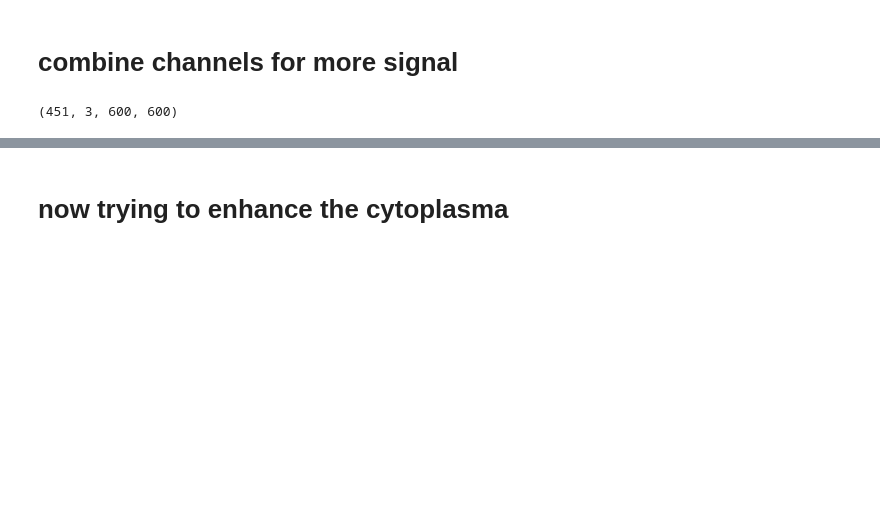
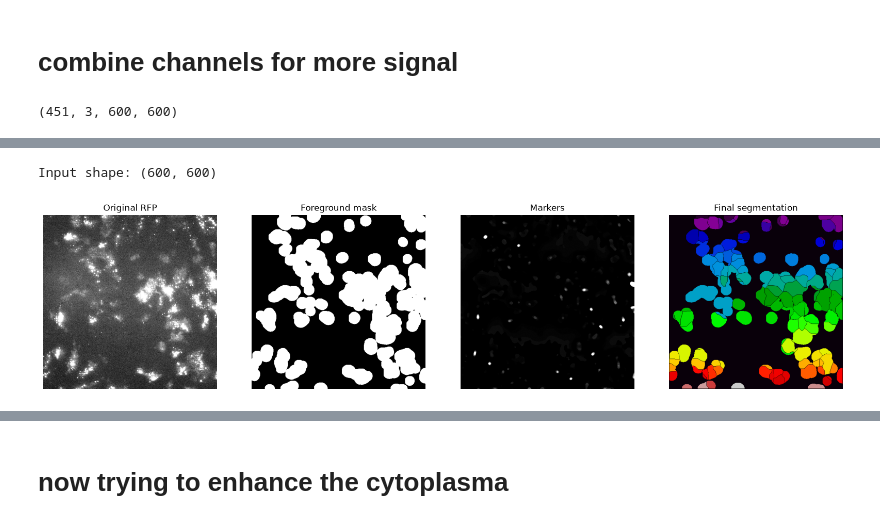
Before and after one commit to huyenanh-nguyen/MT_IRAK4, a Jupyter notebook: IRAK4_Pytorch.ipynb, the cells around one changed output, grey strips where cells are left out. Saved outputs shown, nothing was run; the diff lists cells and outputs as text; code cells hidden in the pictures; blank space fills up the shorter version.

```diff
--- a/IRAK4_Pytorch.ipynb
+++ b/IRAK4_Pytorch.ipynb
@@ -23,7 +23,7 @@ from scipy.ndimage import gaussian_filter
 def segment(segment_image, cell_diameter, tiff_compression_level):
     try:
         # Import images
-        img = tifffile.imread(segment_image)
+        img = segment_image# tifffile.imread(segment_image)
 
         # Max pixel intensity
         img_max = np.max(img, axis=0)
@@ -103,9 +103,9 @@ def segment(segment_image, cell_diameter, tiff_compression_level):
         final_segmentation = final_segmentation.astype('uint8')
         # Save
         # Create folders
-        image_path = os.path.dirname(segment_image)
-        segmentation_output_path = os.path.join(image_path, 'Segmentation.tif')
-        tifffile.imsave(segmentation_output_path, final_segmentation, bigtiff=True, compress=tiff_compression_level,
+        image_path = Path.cwd()
+        segmentation_output_path = image_path/ 'Segmentation.tif'
+        tifffile.imwrite(segmentation_output_path, final_segmentation, bigtiff=True, compression=tiff_compression_level,
                         dtype=final_segmentation[0].dtype)
 
         # Plot over image
@@ -131,13 +131,13 @@ def segment(segment_image, cell_diameter, tiff_compression_level):
         final_segmentation_img[eroded_img == 255] = [255]
 
         plt.imshow(final_segmentation_img, cmap='inferno')
-        overlay_file = os.path.join(image_path, 'Segmentation.png')
+        overlay_file = image_path / 'Segmentation.png'
         plt.savefig(overlay_file)
 
         return segmentation_output_path
     except:
-        print('segment error')
-        pass
+        print("segment error:", e)
+        raise
 
 
 def make_substacks(substack_segmentation_image, substack_image, puncta_diameter, tiff_compression_level):
@@ -190,13 +190,14 @@ def make_substacks(substack_segmentation_image, substack_image, puncta_diameter,
                     save_name = os.path.basename(substack_image)
                     save_path = os.path.join(cell_path, save_name)
                     # Save image
-                    tifffile.imsave(save_path, cropped_img, bigtiff=False, compress=tiff_compression_level,
+                    tifffile.imwrite(save_path, cropped_img, bigtiff=False, compress=tiff_compression_level,
                                     dtype=cropped_img[0].dtype)
                     time.sleep(5)
                 except:
                     print('Error making substack: ' + substack_image + 'Cell_' + cell_x)
                     pass
         else:
+
             # Save image
             save_path = os.path.dirname(substack_image)
             cell_path = os.path.join(save_path, 'Cell_1')
@@ -207,7 +208,7 @@ def make_substacks(substack_segmentation_image, substack_image, puncta_diameter,
             save_name = os.path.basename(substack_image)
             save_path = os.path.join(cell_path, save_name)
             # Save image
-            tifffile.imsave(save_path, input_image, bigtiff=False, compress=tiff_compression_level,
+            tifffile.imwrite(save_path, input_image, bigtiff=False, compress=tiff_compression_level,
                             dtype=input_image[0].dtype)
             time.sleep(5)
     except:
@@ -353,3 +577,36 @@ bf = np.clip(nd2_array[:,2].astype(np.float32) - dark_60, 0, None)
+# %%
+final_segmentation, mask, markers = segment(
+    rfp[300],
+    cell_diameter=10
+)
+fig, ax = plt.subplots(
+    1,
+    4,
+    figsize=(20, 5)
+)
+
+ax[0].imshow(rfp[300], cmap="gray", vmax = 100)
+ax[0].set_title("Original RFP")
+
+ax[1].imshow(mask, cmap="gray")
+ax[1].set_title("Foreground mask")
+
+ax[2].imshow(markers, cmap="gray", vmax = 100)
+ax[2].set_title("Markers")
+
+ax[3].imshow(
+    final_segmentation,
+    cmap="nipy_spectral"
+)
+ax[3].set_title("Final segmentation")
+
+for a in ax:
+    a.axis("off")
+
+plt.show()
+# %% [output]
+Input shape: (600, 600)
+[figure, added]
 # %%
 def normalizing_image(img, low, high):
     """normalizing images, to merge same values
```
Also changed, not shown: parts of 11 cells of this notebook.
